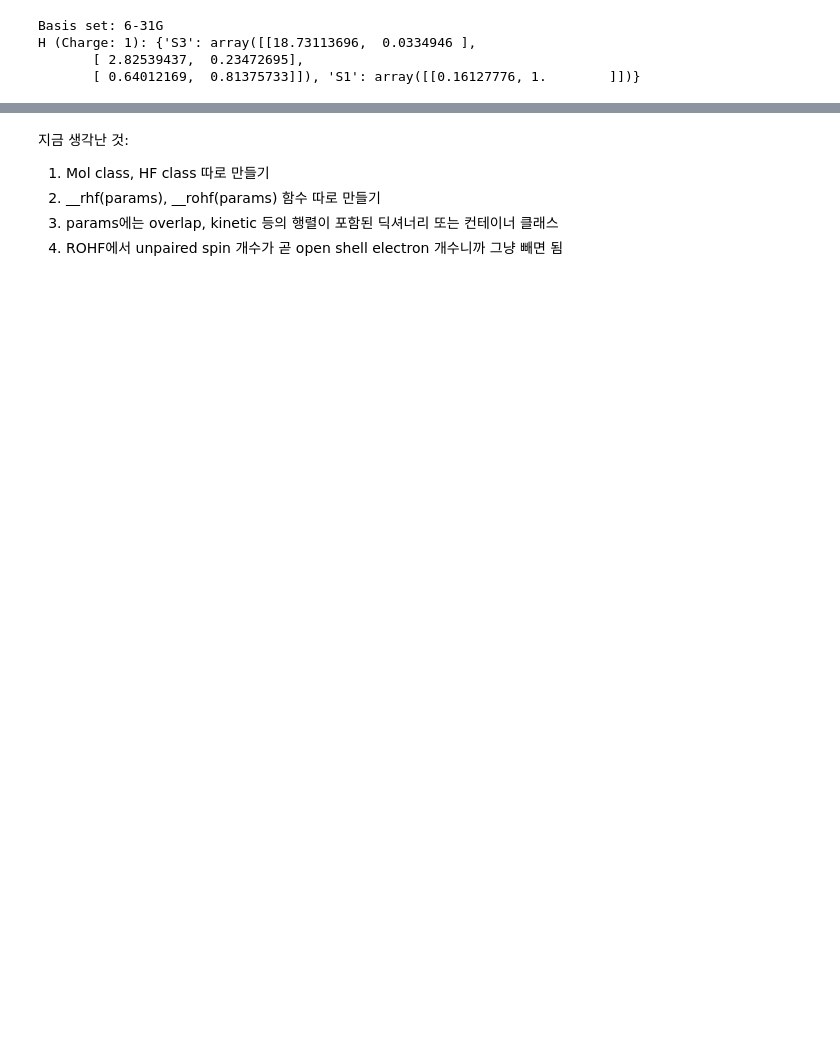
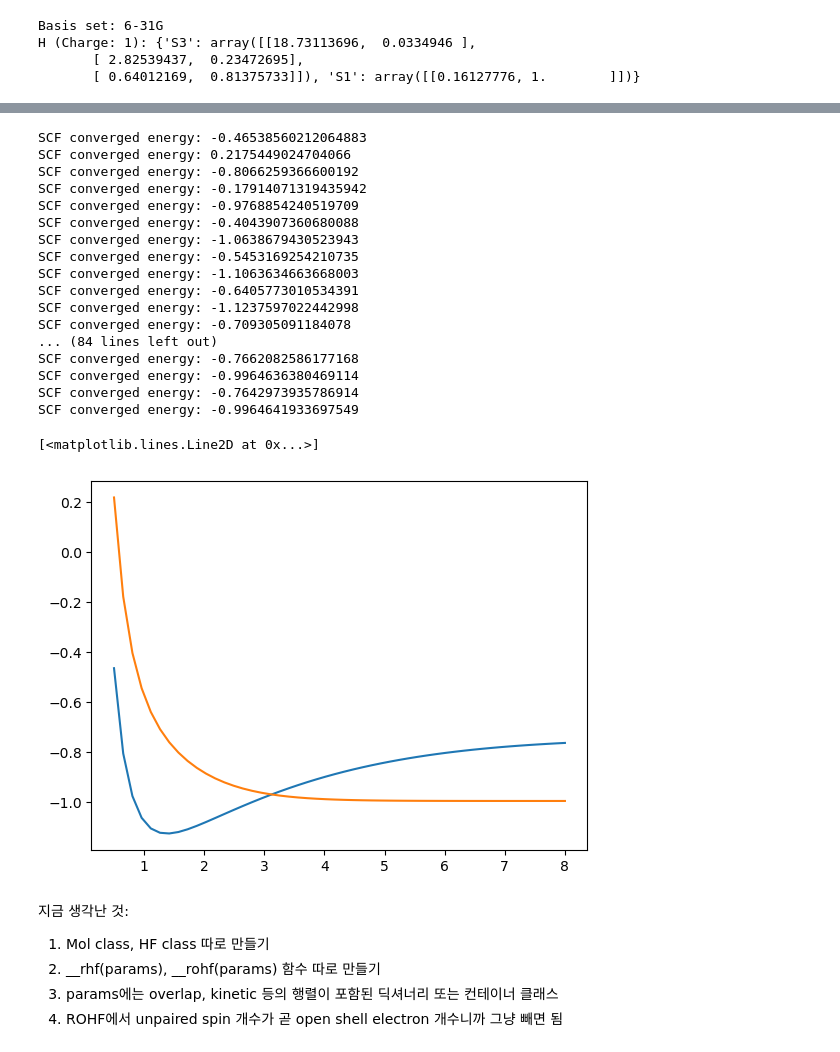
Before and after one commit to N384R/HartreeFock_20248198, a Jupyter notebook: hf_test.ipynb, the cells around one changed output, grey strips where cells are left out. Cells and saved outputs as stored; diff of their text form; code cells hidden in the pictures; blank space fills up the shorter version.

```diff
--- a/hf_test.ipynb
+++ b/hf_test.ipynb
@@ -93,3 +324,44 @@ SCF converged energy: -0.9331626277352172
+# %%
+import numpy as np
+import matplotlib.pyplot as plt
+from quantum_calculation.hartree_fock import HartreeFock
+
+bond_length = np.linspace(0.5, 8.0, 50)
+
+rhf_energy = []
+rohf_energy = []
+for r in bond_length:
+    H2 = f'H 0.0 0.0 0.0; H 0.0 0.0 {r}'
+    hf = HartreeFock(H2, '6-31G')
+    hf.rhf()
+    rhf_energy.append(hf.energy_total)
+
+    hf = HartreeFock(H2, '6-31G', spin=1)
+    hf.rohf()
+    rohf_energy.append(hf.energy_total)
+
+plt.plot(bond_length, rhf_energy)
+plt.plot(bond_length, rohf_energy)
+# %% [output]
+SCF converged energy: -0.46538560212064883
+SCF converged energy: 0.2175449024704066
+SCF converged energy: -0.8066259366600192
+SCF converged energy: -0.17914071319435942
+SCF converged energy: -0.9768854240519709
+SCF converged energy: -0.4043907360680088
+SCF converged energy: -1.0638679430523943
+SCF converged energy: -0.5453169254210735
+SCF converged energy: -1.1063634663668003
+SCF converged energy: -0.6405773010534391
+SCF converged energy: -1.1237597022442998
+SCF converged energy: -0.709305091184078
+... (84 lines left out)
+SCF converged energy: -0.7662082586177168
+SCF converged energy: -0.9964636380469114
+SCF converged energy: -0.7642973935786914
+SCF converged energy: -0.9964641933697549
+[<matplotlib.lines.Line2D at 0x...>]
+[figure, added]
 # %% [markdown]
 지금 생각난 것:
 
```
Also changed, not shown: parts of 13 cells of this notebook, 3 other files.
